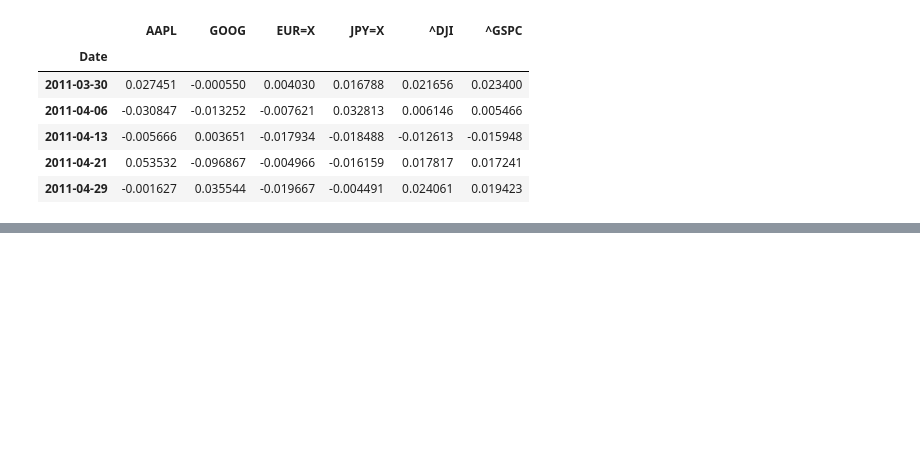
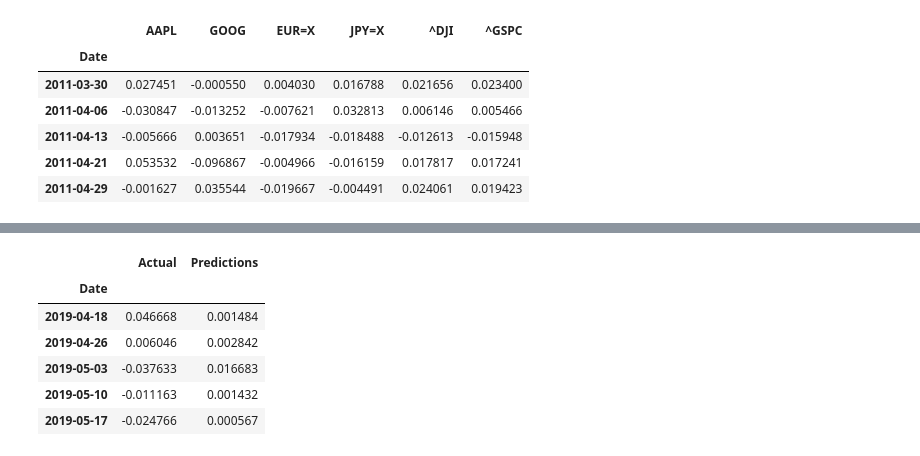
Before and after one commit to somyapanda/Project_2, a Jupyter notebook: Somya/stock_predictions_final.ipynb, the cells around one changed output, grey strips where cells are left out. Cells and saved outputs as stored; diff of their text form; code cells hidden in the pictures; blank space fills up the shorter version.

```diff
--- a/Somya/stock_predictions_final.ipynb
+++ b/Somya/stock_predictions_final.ipynb
@@ -609,0 +730,12 @@ model_fit = model_ARIMA.fit()
+# %%
+test_tuned_df['Predictions'] = predicted_tuned.reset_index().drop(columns='index')
+test_tuned_df = test_tuned_df.set_index('Date')
+test_tuned_df.head()
+# %% [output]
+|  | Actual | Predictions |
+| Date |  |  |
+| 2019-04-18 | 0.046668 | 0.001484 |
+| 2019-04-26 | 0.006046 | 0.002842 |
+| 2019-05-03 | -0.037633 | 0.016683 |
+| 2019-05-10 | -0.011163 | 0.001432 |
+| 2019-05-17 | -0.024766 | 0.000567 |
```
Also changed, not shown: parts of 20 cells of this notebook.
